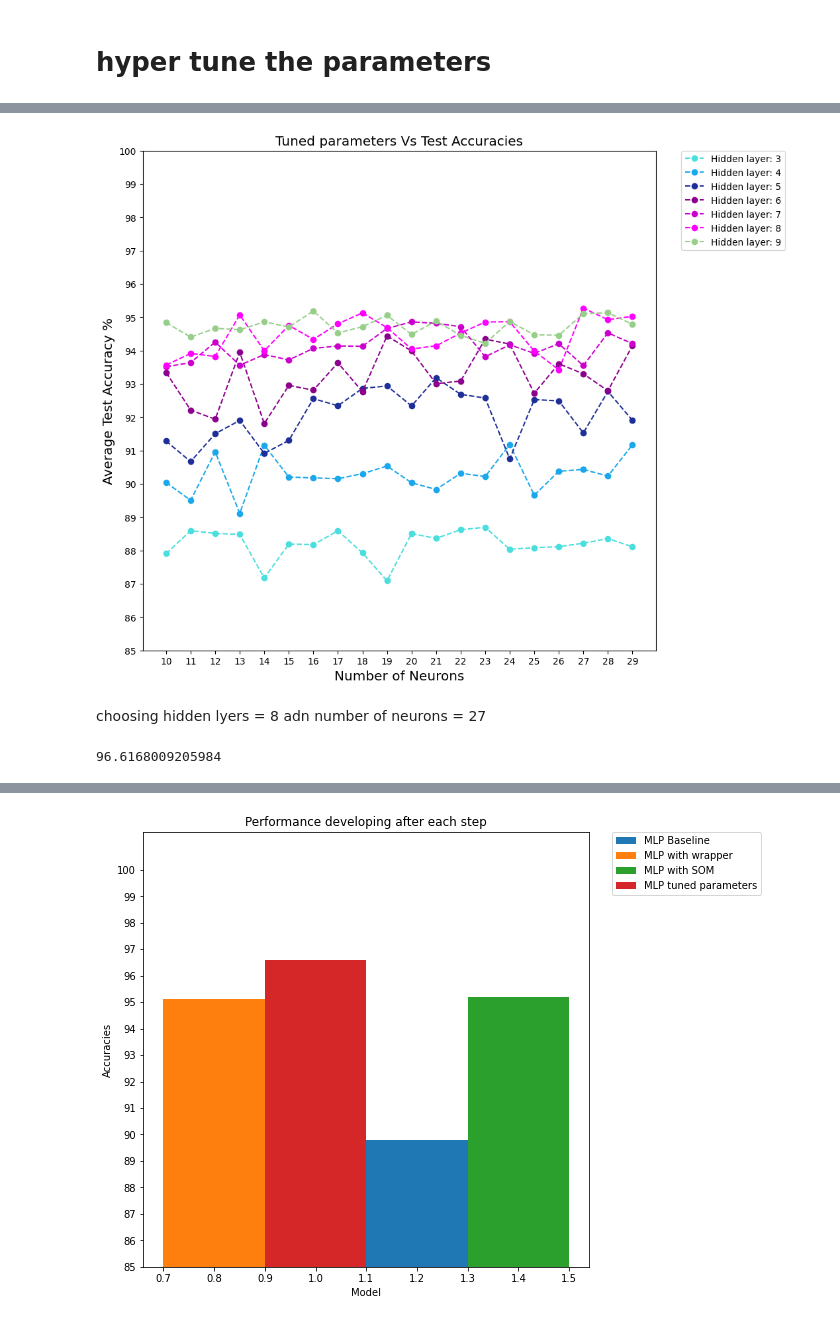
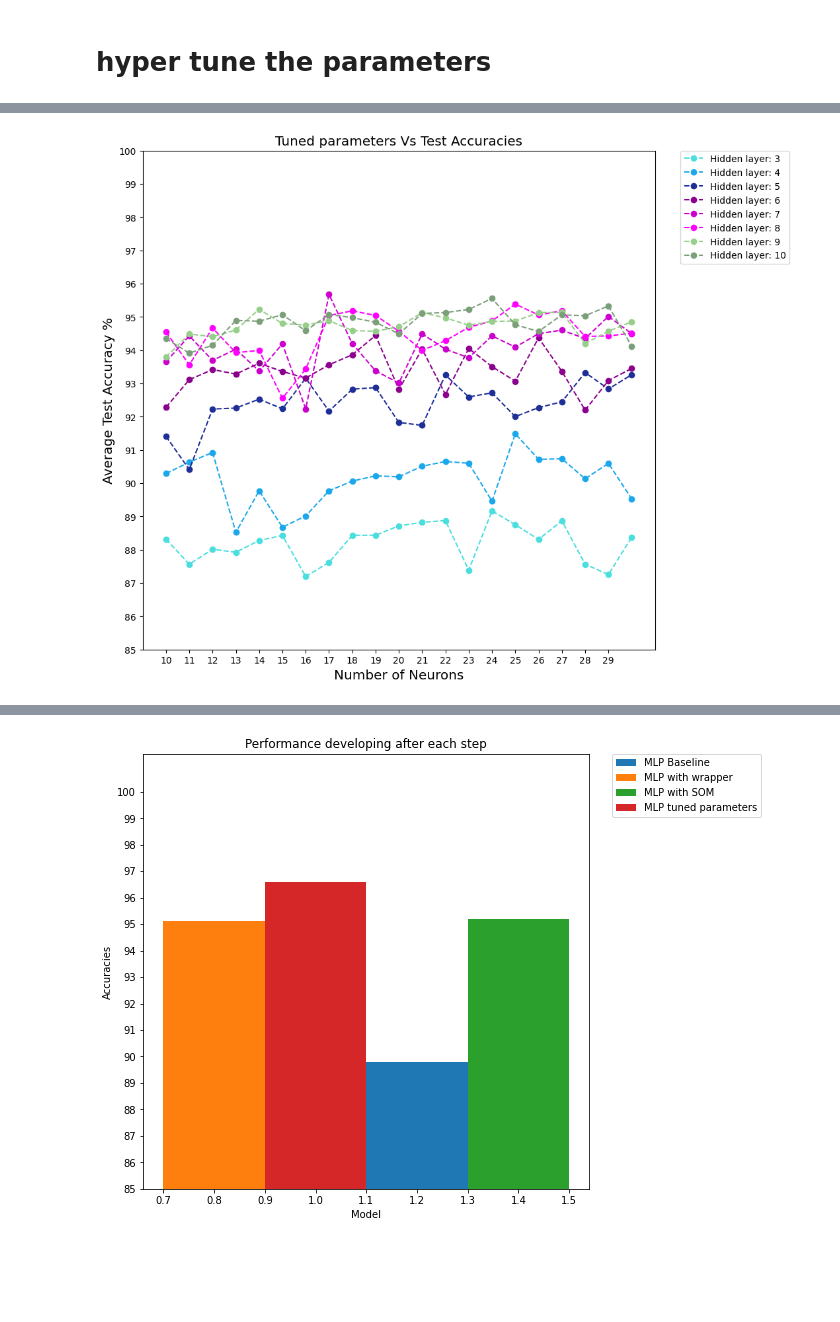
Before and after one commit to HadyKh/Crowd-Sensing-Classification, a Jupyter notebook: Code.ipynb, the cells around one changed output, grey strips where cells are left out. Saved outputs shown, nothing was run; the diff lists cells and outputs as text; code cells hidden in the pictures; blank space fills up the shorter version.

```diff
--- a/Code.ipynb
+++ b/Code.ipynb
@@ -1135,9 +1145,9 @@ No handles with labels found to put in legend.
 # hyper tune the parameters
 # %%
 total_acc = []
-for i in range(3, 10):
+for i in range(3, 11):
     iter_acc = []
-    for j in range(10,30):
+    for j in range(10,31):
         acc = []
         for n in range(0,10):
             mlp_model = MLPClassifier(activation="tanh", solver='sgd', hidden_layer_sizes=(i,j),
@@ -1172,7 +1182,7 @@ total_acc
 # %%
 def plot_against_Baseline3(xvalues, yaxis_values, title):
     colors = ['#4ADEDE', '#1AA7ec', '#1E2F97', '#8B008C', '#CC00CD', '#FF00FE', '#97CF8A', '#7A9F79', 'green', ]
-    label_layer = range(3, 10)
+    label_layer = range(3, 11)
     plt.figure(figsize=(10,10), dpi=100)
     x = 0
     for i in yaxis_values:
@@ -1189,21 +1199,6 @@ def plot_against_Baseline3(xvalues, yaxis_values, title):
     plt.legend(bbox_to_anchor=(1.05, 1), loc=2, borderaxespad=0.)
     plt.show
 # %%
-plot_against_Baseline3(range(10,30), total_acc, 'Tuned parameters Vs Test Accuracies')
+plot_against_Baseline3(range(10,31), total_acc, 'Tuned parameters Vs Test Accuracies')
 # %% [output]
-[figure, old version]
+[figure, new version]
-# %% [markdown]
-choosing hidden lyers = 8 adn number of neurons = 27
-# %%
-acc = []
-for n in range(0,10):
-    mlp_model = MLPClassifier(activation="tanh", solver='sgd', hidden_layer_sizes=(8,27), random_state = 0,
-                              learning_rate_init = 0.2, momentum = 0.9, n_iter_no_change = 5, power_t = 0.3)
-    mlp_model.fit(xtrain_scaled_cl, ytrain)
-    ypred = mlp_model.predict(xtest_scaled_cl)
-    acc.append(accuracy_score(ytest, ypred)*100)
-
-avg = sum(acc)/len(acc)
-avg
-# %% [output]
-96.6168009205984
```
Also changed, not shown: parts of 18 cells of this notebook.
